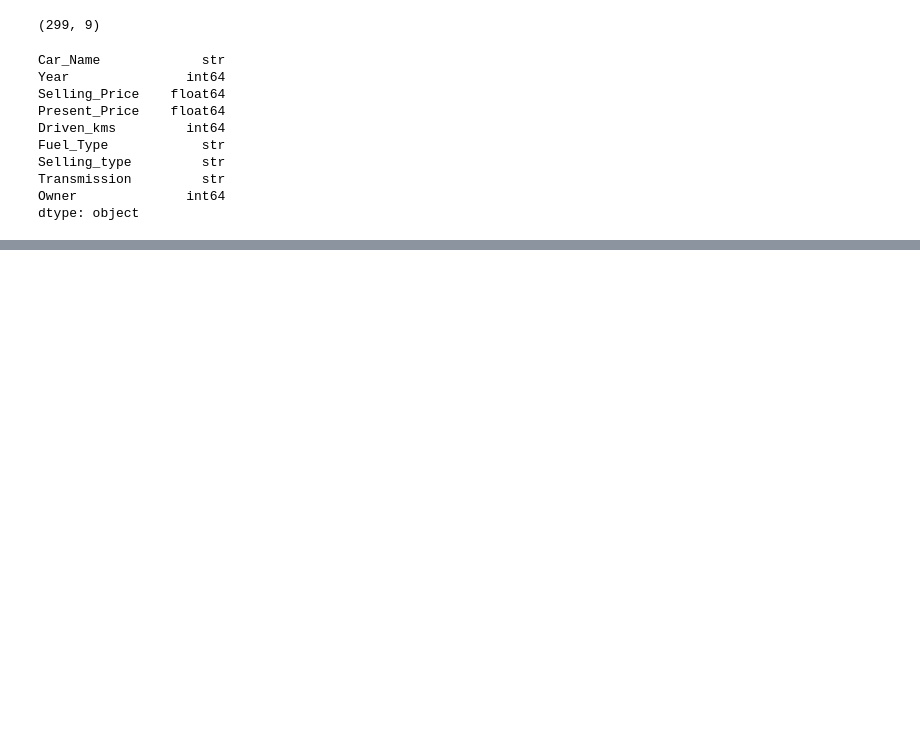
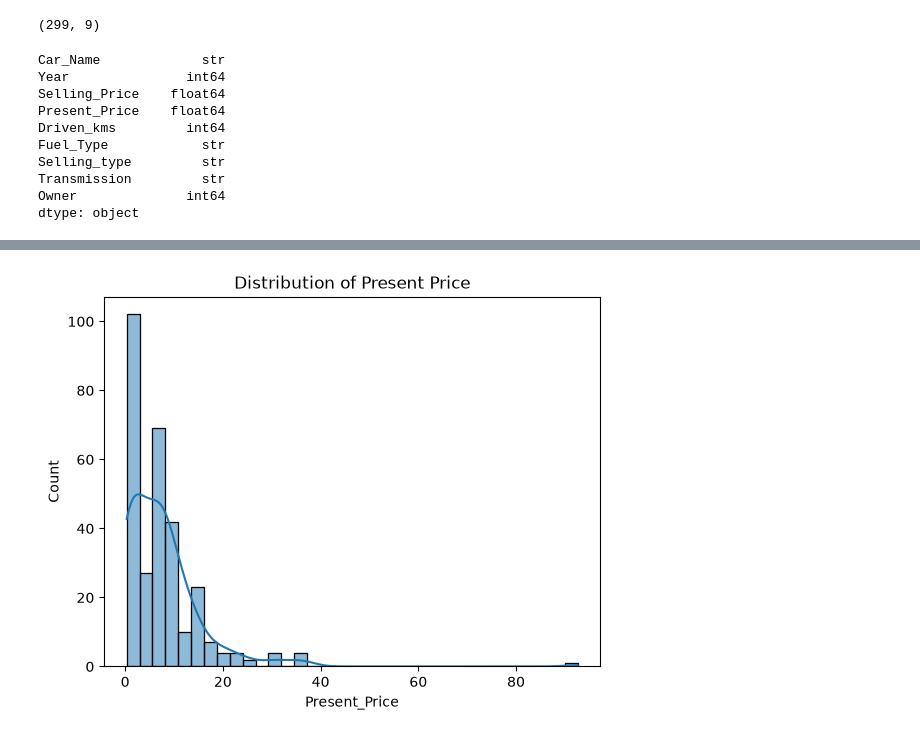
Before and after one commit to deepti3004/Car-Price-Prediction, a Jupyter notebook: car sales.ipynb, the cells around one changed output, grey strips where cells are left out. Saved outputs shown, nothing was run; the diff lists cells and outputs as text; code cells hidden in the pictures; blank space fills up the shorter version.

```diff
--- a/car sales.ipynb
+++ b/car sales.ipynb
@@ -106,0 +169,6 @@ dtype: object
+# %%
+sns.histplot(df["Present_Price"], kde=True)
+plt.title("Distribution of Present Price")
+plt.show()
+# %% [output]
+[figure, added]
```
Also changed, not shown: parts of 24 cells of this notebook.
